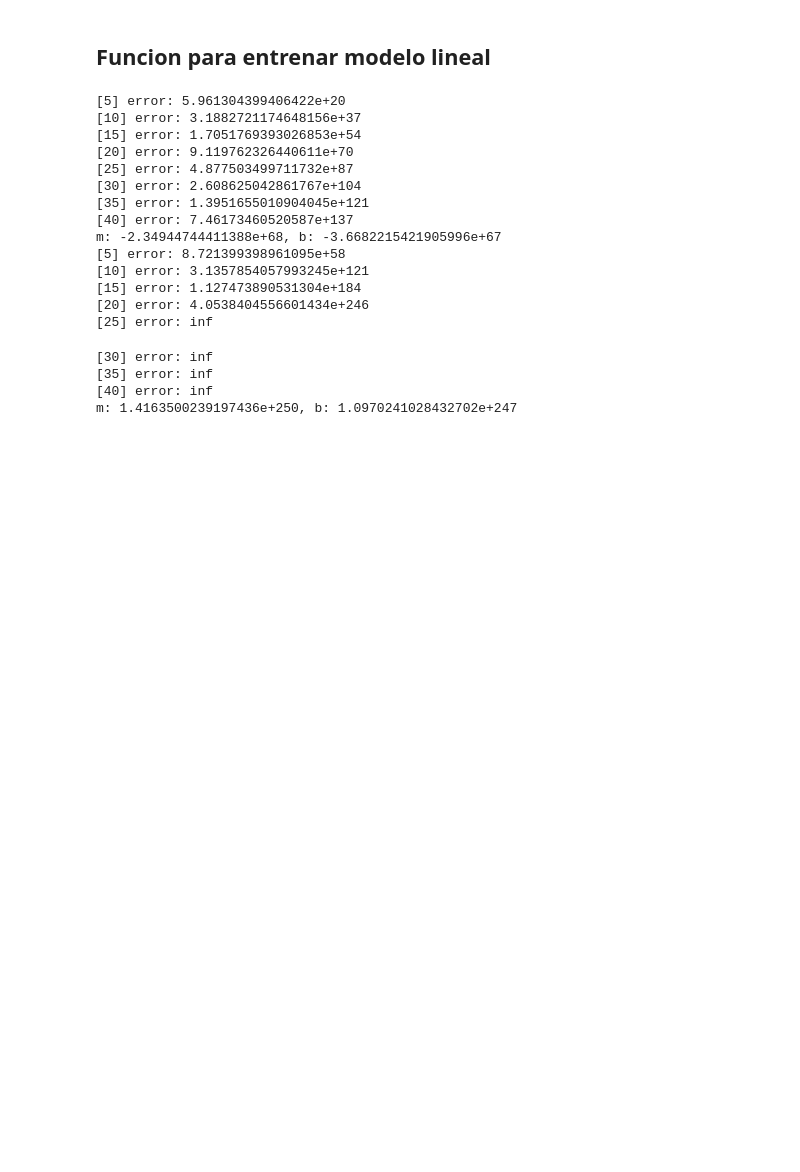
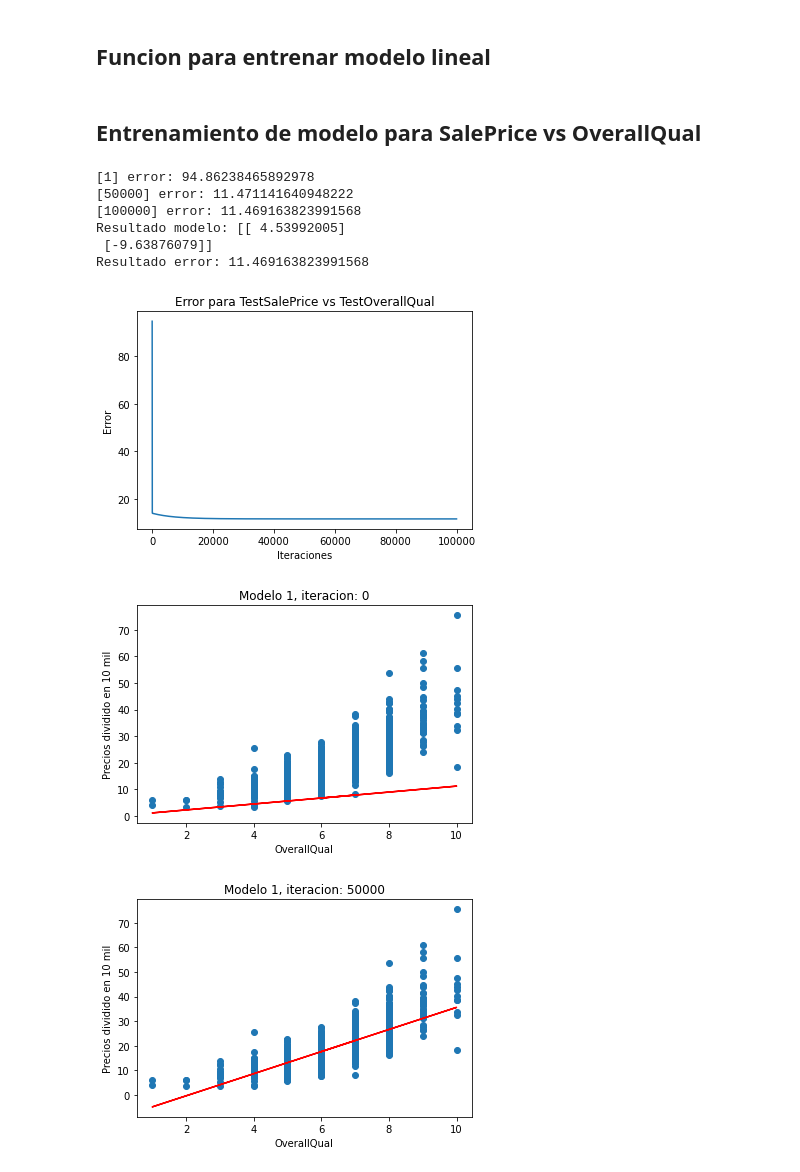
Before and after one commit to alphamander/proyecto_ciencias_de_datos_python, a Jupyter notebook: proyecto_ciencias_de_datos_python.ipynb, the cells around one changed output. Cells and saved outputs as stored; diff of their text form; code cells hidden in the pictures; blank space fills up the shorter version.

Commit message:
Trainings + testing de modelos

```diff
--- a/proyecto_ciencias_de_datos_python.ipynb
+++ b/proyecto_ciencias_de_datos_python.ipynb
@@ -13,10 +15,10 @@ dataSet = np.load('proyecto_data/proyecto_training_data.npy')
 ##### Repartir el set de datos
 # %%
 #80% del set
-trainingSet = dataSet[:int(len(dataset)*0.8)]
+trainingSet = dataSet[:int(len(dataSet)*0.8)]
 #20% del set
 testSet = dataSet[len(trainingSet):]
-len(dataset)==(len(trainingSet) + len(testSet))
+len(dataSet)==(len(trainingSet) + len(testSet))
 # %% [output]
 True
 # %% [markdown]
@@ -158,54 +160,3 @@ Se eligieron las dos variables con mayor correlacion a SalePrice
 * SalePrice vs 1stFlrSF
 # %% [markdown]
 ## Funcion para entrenar modelo lineal
-# %%
-'''
-Funcion que crea un modelo para y = mx +b
-* vector con la variable independiente “x” ,
-* vector con la variable dependiente “y”,
-* un entero “epochs” que indica por cuantas iteraciones entrenar el modelo.
-* un entero “imprimir_error_cada” , que nos indica cada cuantas iteraciones
-* escalar lr(learning rate)
-'''
-def entrenarModeloLineal(x,y,epochs,imprimir_error_cada, lr,m=1,b=0,scaleDownY=1000):
-    #Matriz de dos columnas con unos
-    x2 = np.transpose(np.vstack((x,np.ones(len(x)))))
-    y=y/scaleDownY
-    for i in range(1, epochs + 1):
-        consVector = np.array([[m],[b]])
-
-        y_hat = np.matmul(x2,consVector)
-        error = (0.5*np.sum(np.power(y_hat-y,2)))/len(y_hat)
-        tempy_hat = y_hat - y.reshape((len(y),1))
-        tempMatrix = np.vstack((x,np.ones(len(x))))
-
-        gradient = np.matmul(tempMatrix,tempy_hat)/len(y_hat)
-        m = m - lr * gradient[0][0]
-        b = b - lr * gradient[1][0]
-        if ((i%imprimir_error_cada)==0):
-            print("["+str(i)+"] error: " + str(error))
-    print("m: "+str(m)+", b: "+str(b))
-
-
-
-entrenarModeloLineal(cOverallQual,cSalePrice,40,5, 1.2)
-entrenarModeloLineal(c1stFlrSF,cSalePrice,40,5, 1.2)
-# %% [output]
-[5] error: 5.961304399406422e+20
-[10] error: 3.1882721174648156e+37
-[15] error: 1.7051769393026853e+54
-[20] error: 9.119762326440611e+70
-[25] error: 4.877503499711732e+87
-[30] error: 2.608625042861767e+104
-[35] error: 1.3951655010904045e+121
-[40] error: 7.46173460520587e+137
-m: -2.34944744411388e+68, b: -3.6682215421905996e+67
-[5] error: 8.721399398961095e+58
-[10] error: 3.1357854057993245e+121
-[15] error: 1.127473890531304e+184
-[20] error: 4.0538404556601434e+246
-[25] error: inf
-[30] error: inf
-[35] error: inf
-[40] error: inf
-m: 1.4163500239197436e+250, b: 1.0970241028432702e+247
@@ -211,0 +265,19 @@ m: 1.4163500239197436e+250, b: 1.0970241028432702e+247
+# %% [markdown]
+## Entrenamiento de modelo para SalePrice vs OverallQual
+# %%
+modelo1, error1 = entrenarModeloLineal(xTestOverallQual,yTestSalePrice,100000,50000, 0.0015)
+print("Resultado modelo: " + str(modelo1[-1]))
+print("Resultado error: " + str(error1[-1]))
+
+plotError(error1,"Error para TestSalePrice vs TestOverallQual")
+plotNModel(xTestOverallQual,yTestSalePrice,modelo1,50000,"Modelo 1","OverallQual")
+# %% [output]
+[1] error: 94.86238465892978
+[50000] error: 11.471141640948222
+[100000] error: 11.469163823991568
+Resultado modelo: [[ 4.53992005]
+ [-9.63876079]]
+Resultado error: 11.469163823991568
+[figure, added]
+[figure, added]
+[figure, added]
```
Also changed, not shown: parts of 16 cells of this notebook.
